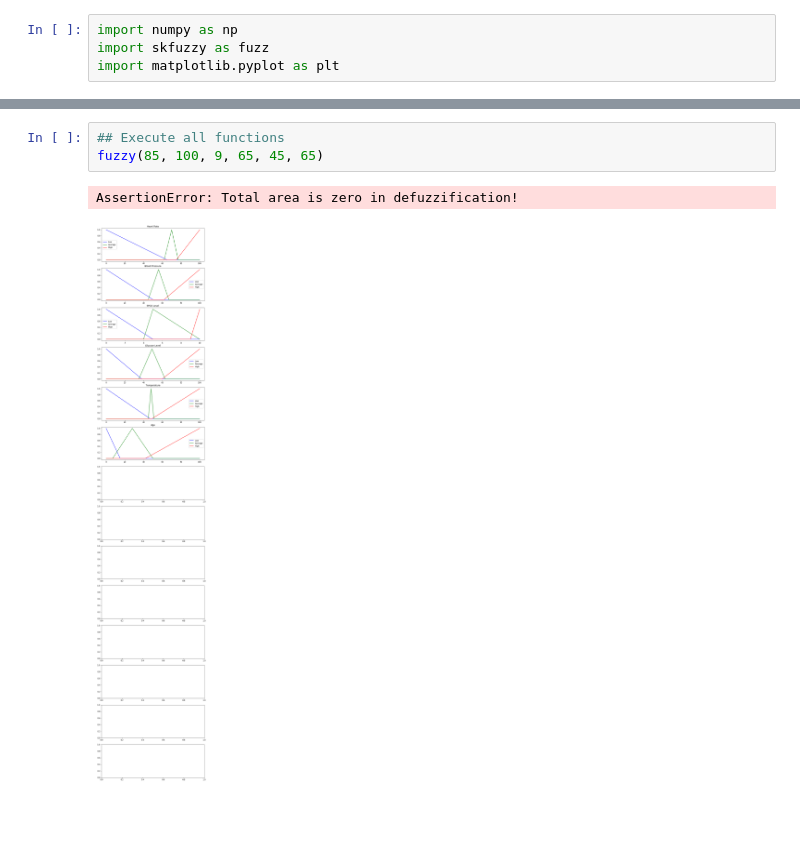
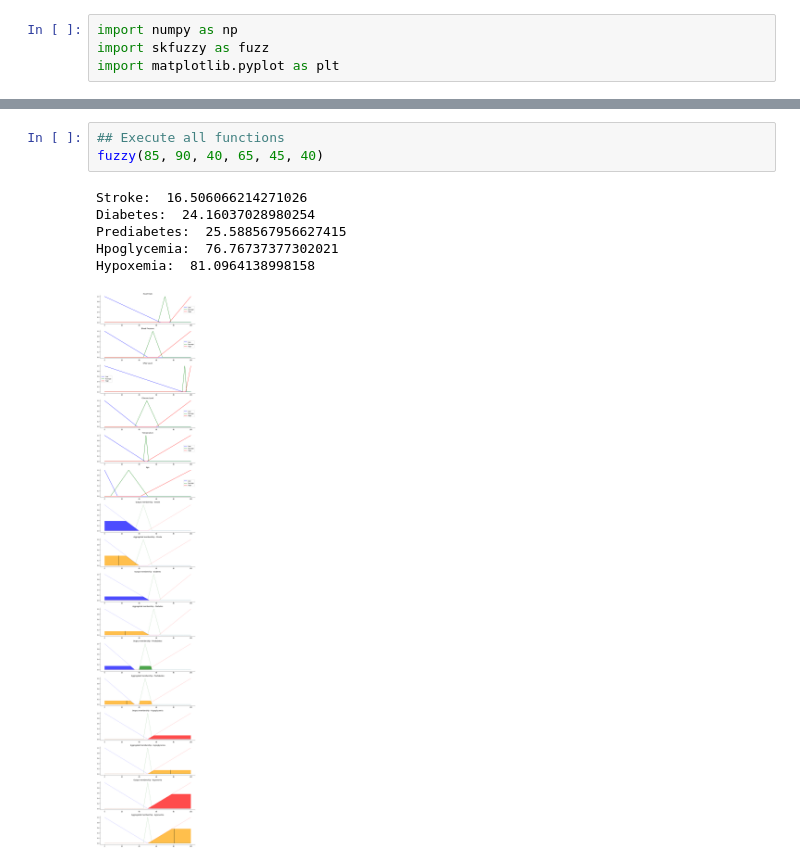
Before and after one commit to AnjanaSenanayake/DiagnosisFuzzy, a Jupyter notebook: fuzzy_diagnosis_with_defuzz.ipynb, the cells around one changed output, grey strips where cells are left out. Saved outputs shown, nothing was run; the diff lists cells and outputs as text; blank space fills up the shorter version.

Commit message:
hypoxemia rules added

```diff
--- a/fuzzy_diagnosis_with_defuzz.ipynb
+++ b/fuzzy_diagnosis_with_defuzz.ipynb
@@ -316,6 +351,10 @@ def fuzzy(heart_rate, blood_pressure, spo2_lvl, glucose_lvl, temperature, age):
 # %%
 ## Execute all functions
-fuzzy(85, 100, 9, 65, 45, 65)
+fuzzy(85, 90, 40, 65, 45, 40)
 # %% [output]
-AssertionError: Total area is zero in defuzzification!
+Stroke:  16.506066214271026
+Diabetes:  24.16037028980254
+Prediabetes:  25.588567956627415
+Hpoglycemia:  76.76737377302021
+Hypoxemia:  81.0964138998158
-[figure, old version]
+[figure, new version]
```
Also changed, not shown: parts of 1 cell of this notebook.
